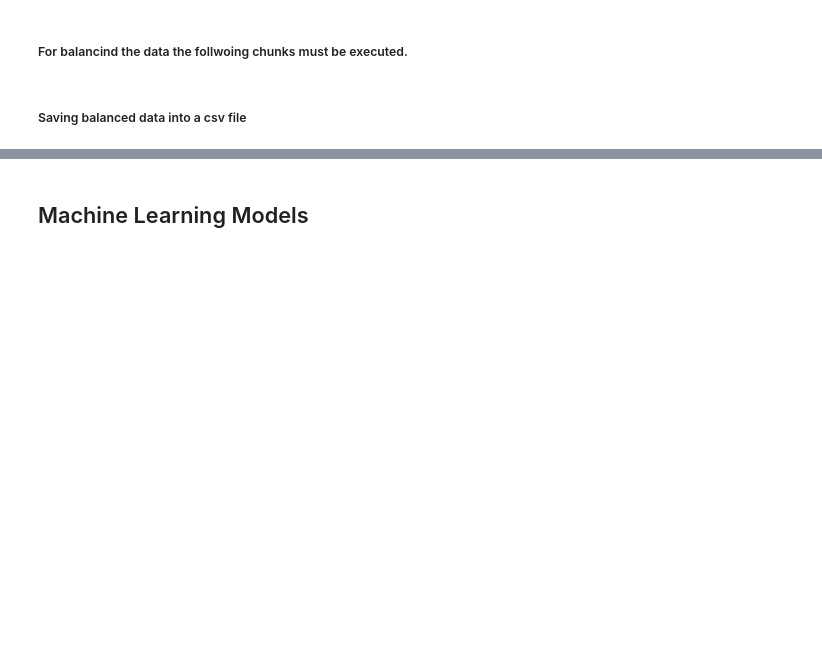
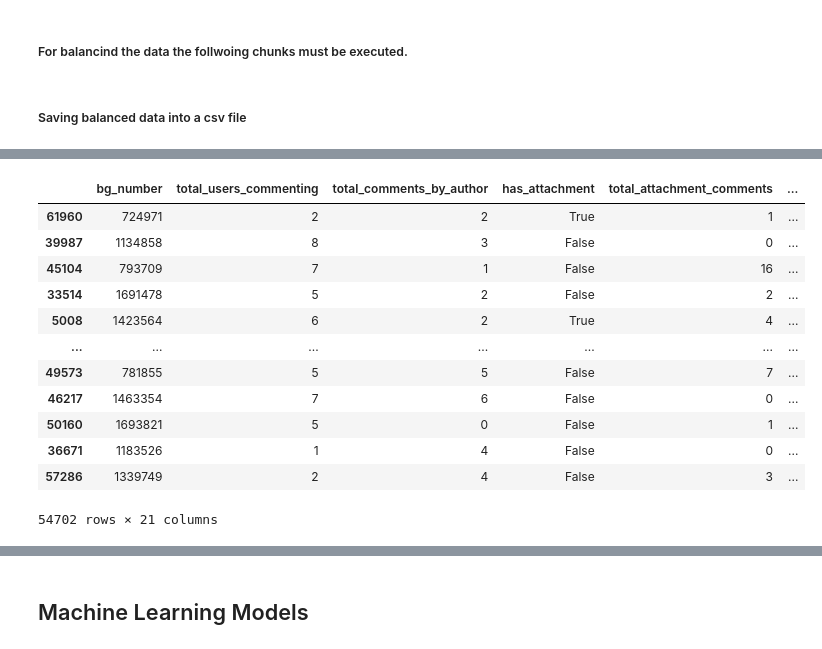
Before and after one commit to manoelf/master-research-bugreport, a Jupyter notebook: src/modules/pipeline.ipynb, the cells around one changed output, grey strips where cells are left out. Drawn from its saved outputs; the diff is of its cells as text; code cells hidden in the pictures; blank space fills up the shorter version.

```diff
--- a/src/modules/pipeline.ipynb
+++ b/src/modules/pipeline.ipynb
@@ -60,0 +111,20 @@ balanced_data.to_csv(BALANCE_PATH, index=False)
+# %%
+
+
+train.drop(text_columns, axis=1)
+# x_train_f = pd.concat([x_train_vectorized, train], axis = 1)
+train
+# %% [output]
+|  | bg_number | total_users_commenting | total_comments_by_author | has_attachment | total_attachment_comments | ... |
+| 61960 | 724971 | 2 | 2 | True | 1 | ... |
+| 39987 | 1134858 | 8 | 3 | False | 0 | ... |
+| 45104 | 793709 | 7 | 1 | False | 16 | ... |
+| 33514 | 1691478 | 5 | 2 | False | 2 | ... |
+| 5008 | 1423564 | 6 | 2 | True | 4 | ... |
+| ... | ... | ... | ... | ... | ... | ... |
+| 49573 | 781855 | 5 | 5 | False | 7 | ... |
+| 46217 | 1463354 | 7 | 6 | False | 0 | ... |
+| 50160 | 1693821 | 5 | 0 | False | 1 | ... |
+| 36671 | 1183526 | 1 | 4 | False | 0 | ... |
+| 57286 | 1339749 | 2 | 4 | False | 3 | ... |
+54702 rows × 21 columns
```
Also changed, not shown: parts of 38 cells of this notebook, 3 other files.
